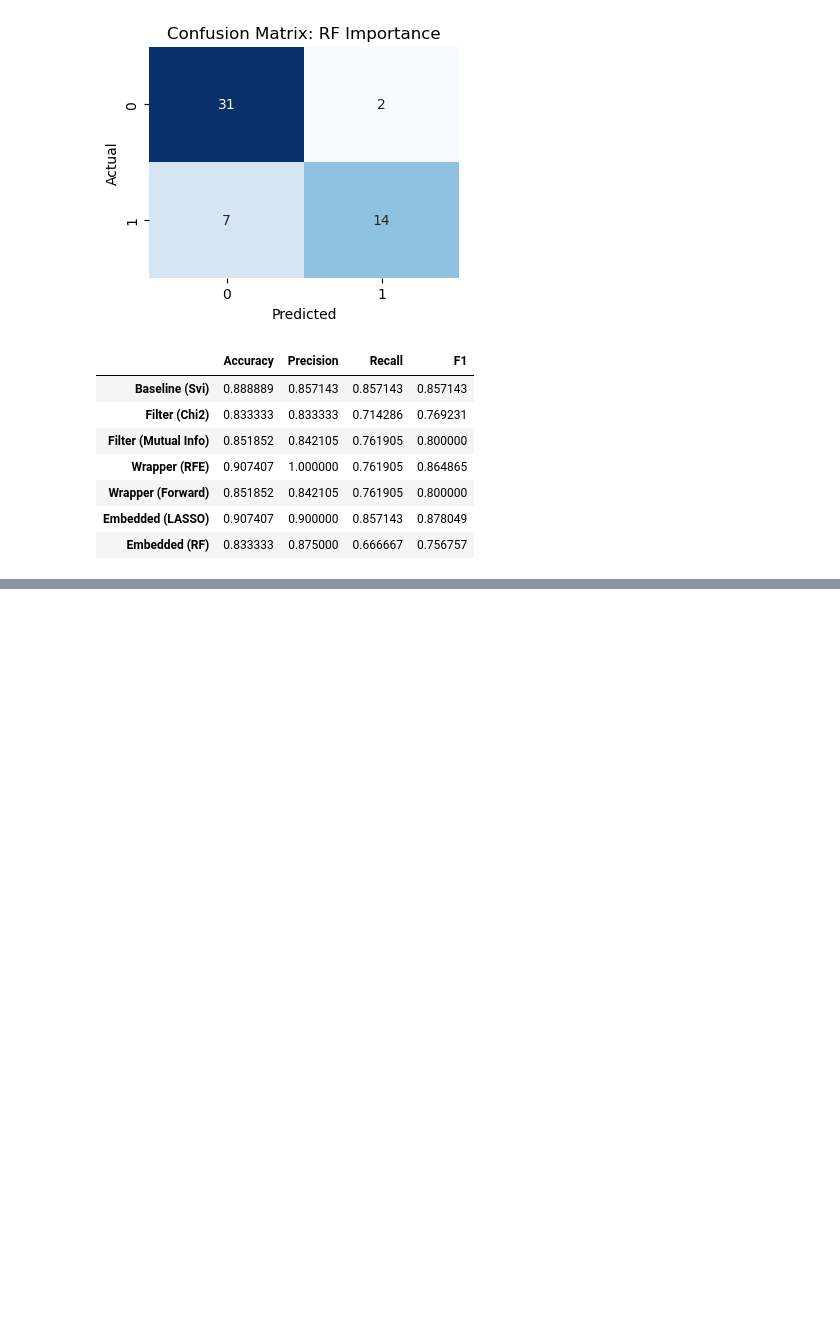
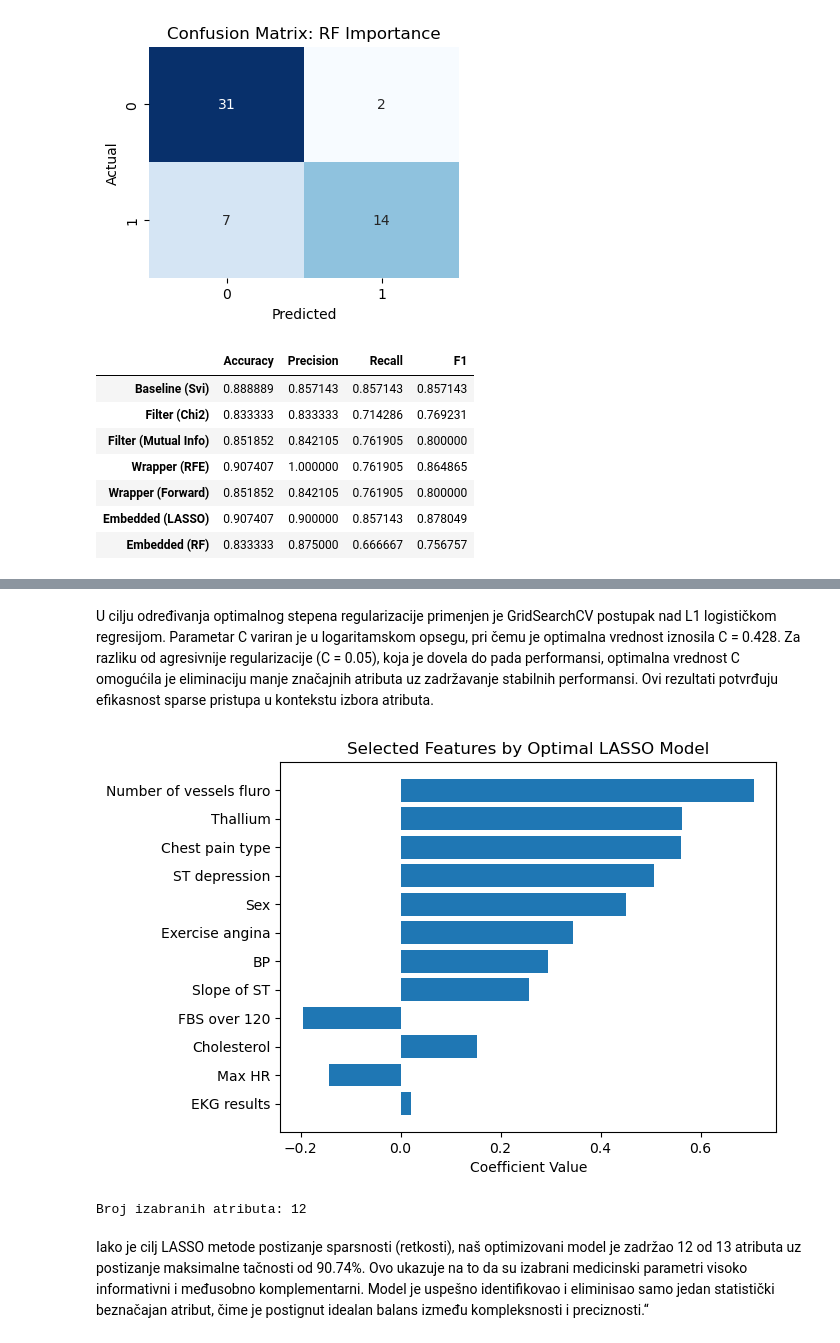
Before and after one commit to iva2410/prikupljanje-i-preobrada-inforamcija, a Jupyter notebook: featureselection.ipynb, the cells around one changed output, grey strips where cells are left out. Cells and saved outputs as stored; diff of their text form; code cells hidden in the pictures; blank space fills up the shorter version.

```diff
--- a/featureselection.ipynb
+++ b/featureselection.ipynb
@@ -391,0 +518,32 @@ plt.show()
+# %% [markdown]
+U cilju određivanja optimalnog stepena regularizacije primenjen je GridSearchCV postupak nad L1 logističkom regresijom. Parametar C variran je u logaritamskom opsegu, pri čemu je optimalna vrednost iznosila C = 0.428. Za razliku od agresivnije regularizacije (C = 0.05), koja je dovela do pada performansi, optimalna vrednost C omogućila je eliminaciju manje značajnih atributa uz zadržavanje stabilnih performansi. Ovi rezultati potvrđuju efikasnost sparse pristupa u kontekstu izbora atributa.
+# %%
+best_model = grid_search.best_estimator_
+
+coefficients = best_model.coef_[0]
+
+feature_names = X.columns
+
+coef_df = pd.DataFrame({
+    "Feature": feature_names,
+    "Coefficient": coefficients
+})
+
+selected_features = coef_df[coef_df["Coefficient"] != 0]
+
+selected_features = selected_features.reindex(
+    selected_features["Coefficient"].abs().sort_values(ascending=True).index
+)
+
+plt.figure()
+plt.barh(selected_features["Feature"], selected_features["Coefficient"])
+plt.xlabel("Coefficient Value")
+plt.title("Selected Features by Optimal LASSO Model")
+plt.show()
+
+print("Broj izabranih atributa:", len(selected_features))
+# %% [output]
+[figure, added]
+Broj izabranih atributa: 12
+# %% [markdown]
+Iako je cilj LASSO metode postizanje sparsnosti (retkosti), naš optimizovani model je zadržao 12 od 13 atributa uz postizanje maksimalne tačnosti od 90.74%. Ovo ukazuje na to da su izabrani medicinski parametri visoko informativni i međusobno komplementarni. Model je uspešno identifikovao i eliminisao samo jedan statistički beznačajan atribut, čime je postignut idealan balans između kompleksnosti i preciznosti.“
```
Also changed, not shown: parts of 37 cells of this notebook, 2 other files.
